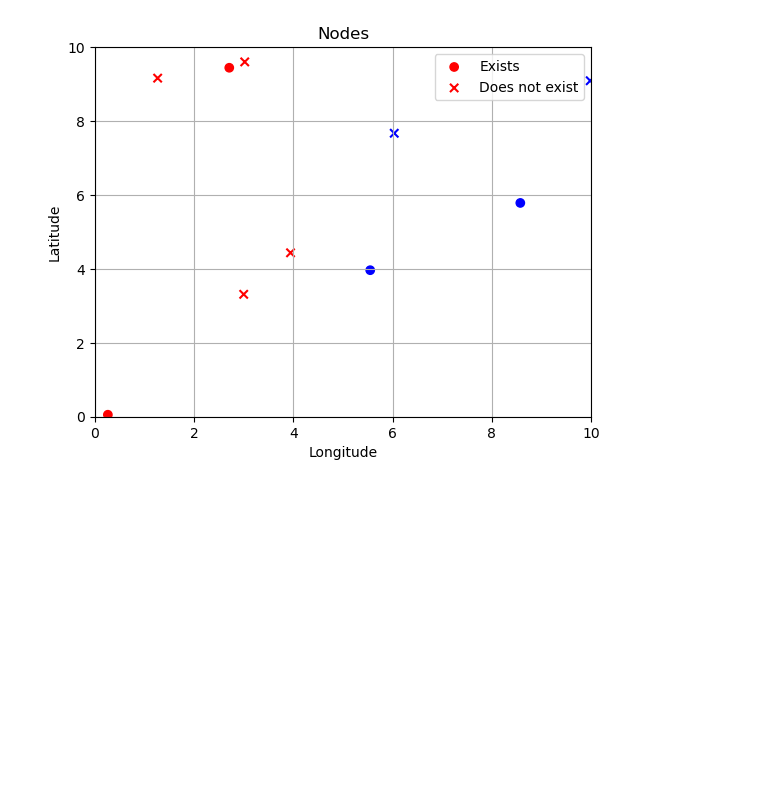
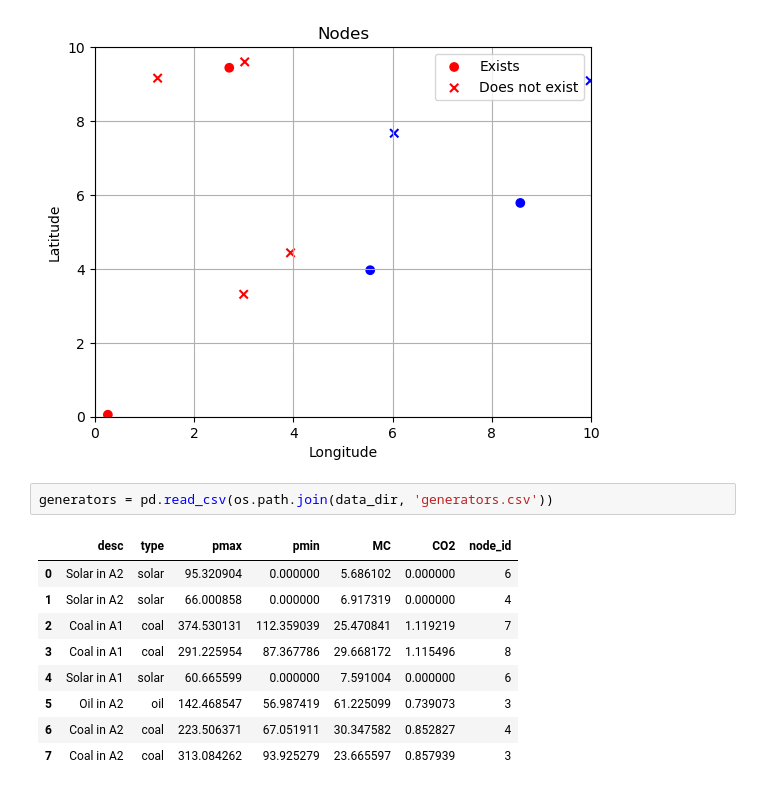
Before and after one commit to TinusAlsos/specialization_project, a Jupyter notebook: market_clearing_quick/discovery.ipynb, the cells around one changed output. Saved outputs shown, nothing was run; the diff lists cells and outputs as text; blank space fills up the shorter version.

```diff
--- a/market_clearing_quick/discovery.ipynb
+++ b/market_clearing_quick/discovery.ipynb
@@ -47,3 +47,15 @@ plt.legend()
 plt.show()
 # %% [output]
 [figure]
+# %%
+generators = pd.read_csv(os.path.join(data_dir, 'generators.csv'))
+# %% [output]
+|  | desc | type | pmax | pmin | MC | CO2 | node_id |
+| 0 | Solar in A2 | solar | 95.320904 | 0.000000 | 5.686102 | 0.000000 | 6 |
+| 1 | Solar in A2 | solar | 66.000858 | 0.000000 | 6.917319 | 0.000000 | 4 |
+| 2 | Coal in A1 | coal | 374.530131 | 112.359039 | 25.470841 | 1.119219 | 7 |
+| 3 | Coal in A1 | coal | 291.225954 | 87.367786 | 29.668172 | 1.115496 | 8 |
+| 4 | Solar in A1 | solar | 60.665599 | 0.000000 | 7.591004 | 0.000000 | 6 |
+| 5 | Oil in A2 | oil | 142.468547 | 56.987419 | 61.225099 | 0.739073 | 3 |
+| 6 | Coal in A2 | coal | 223.506371 | 67.051911 | 30.347582 | 0.852827 | 4 |
+| 7 | Coal in A2 | coal | 313.084262 | 93.925279 | 23.665597 | 0.857939 | 3 |
```
Also changed, not shown: parts of 1 cell of this notebook, 6 other files.
